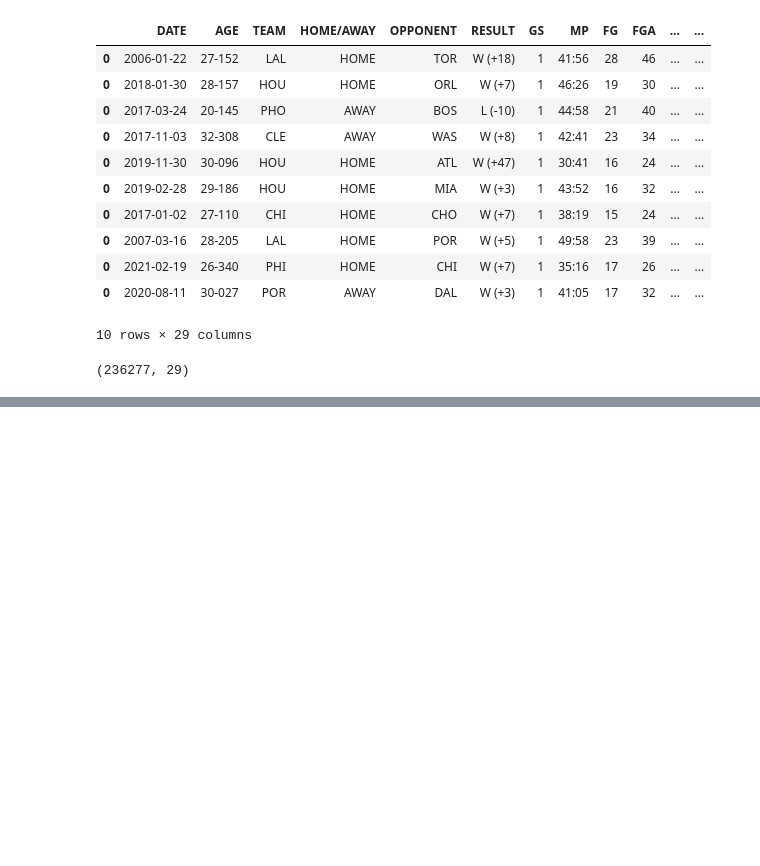
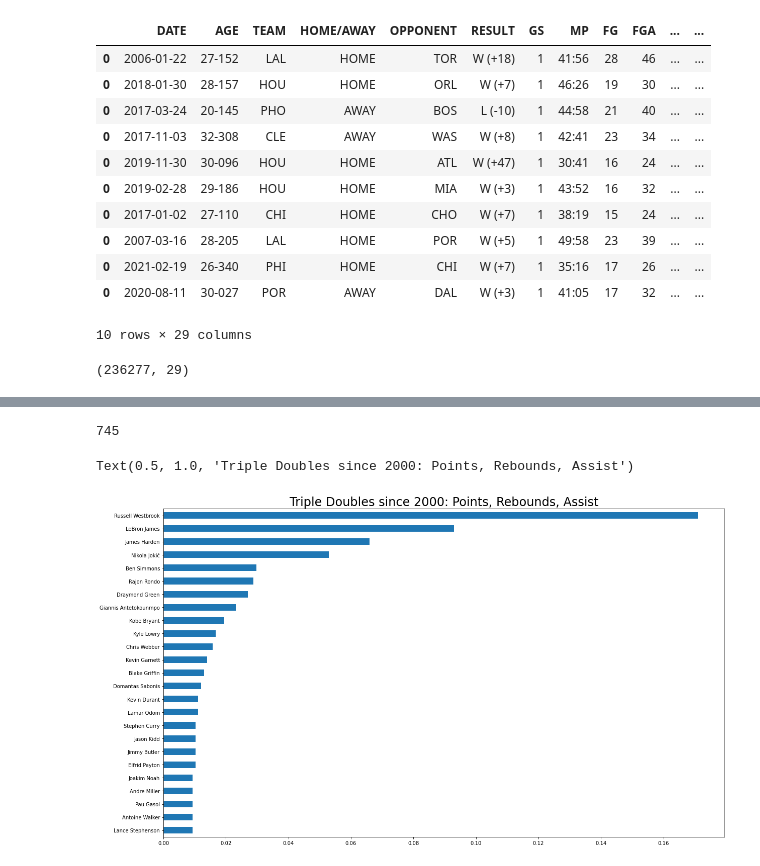
Before and after one commit to bme3412/Python, a Jupyter notebook: Projects/Basketball_reference/NBA_since_2000.ipynb, the cells around one changed output, grey strips where cells are left out. Cells and saved outputs as stored; diff of their text form; code cells hidden in the pictures; blank space fills up the shorter version.

```diff
--- a/Projects/Basketball_reference/NBA_since_2000.ipynb
+++ b/Projects/Basketball_reference/NBA_since_2000.ipynb
@@ -1357,0 +1326,8 @@ KeyError: 'index'
+# %%
+trip_dub_pra = trip_dub_pts_reb_ast['Player'].value_counts(normalize=True).to_frame()
+trip_dub_pra['Count'] = trip_dub_pts_reb_ast['Player'].value_counts().to_frame()
+trip_dub_pra['Player'].astype(float).to_frame()
+trip_dub_pra_25 = trip_dub_pra.nlargest(25, ['Player'])
+trip_dub_pra_25.reset_index()
+trip_dub_pra_25_ = trip_dub_pra_25.rename(columns={'index':'Player', 'Player': '% of Trip-Dubs'})
+trip_dub_pra_25_.head()
@@ -1357,0 +1350,13 @@ KeyError: 'index'
+# %%
+trip_dub_pra_25['Count'].sum()
+# %% [output]
+745
+# %%
+import matplotlib.pyplot as plt
+plt.figure(figsize=(30,20))
+trip_dub_pra_25_['% of Trip-Dubs'].plot.barh(figsize=(20,12))
+plt.gca().invert_yaxis()
+plt.title('Triple Doubles since 2000: Points, Rebounds, Assist', fontsize=24)
+# %% [output]
+Text(0.5, 1.0, 'Triple Doubles since 2000: Points, Rebounds, Assist')
+[figure, added]
```
Also changed, not shown: parts of 46 cells of this notebook.
